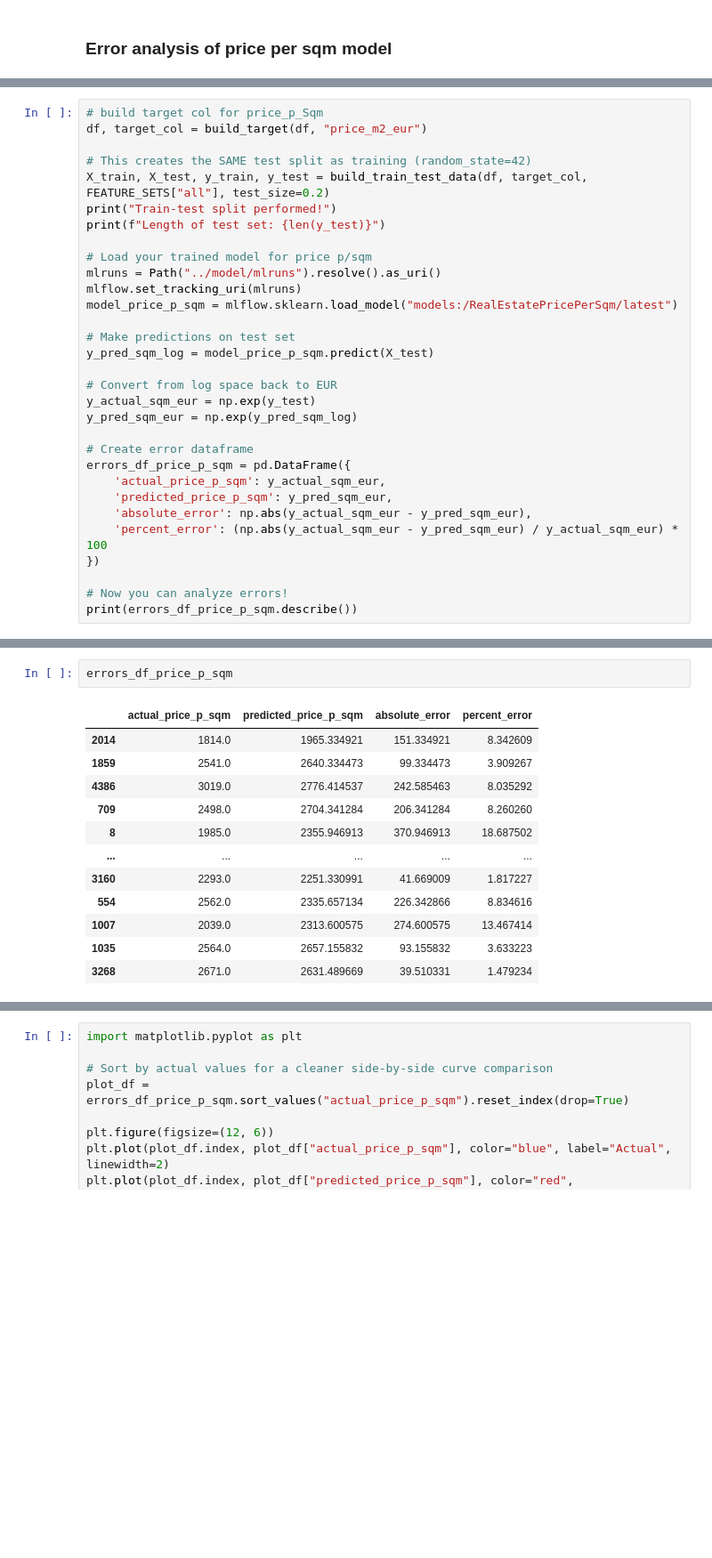
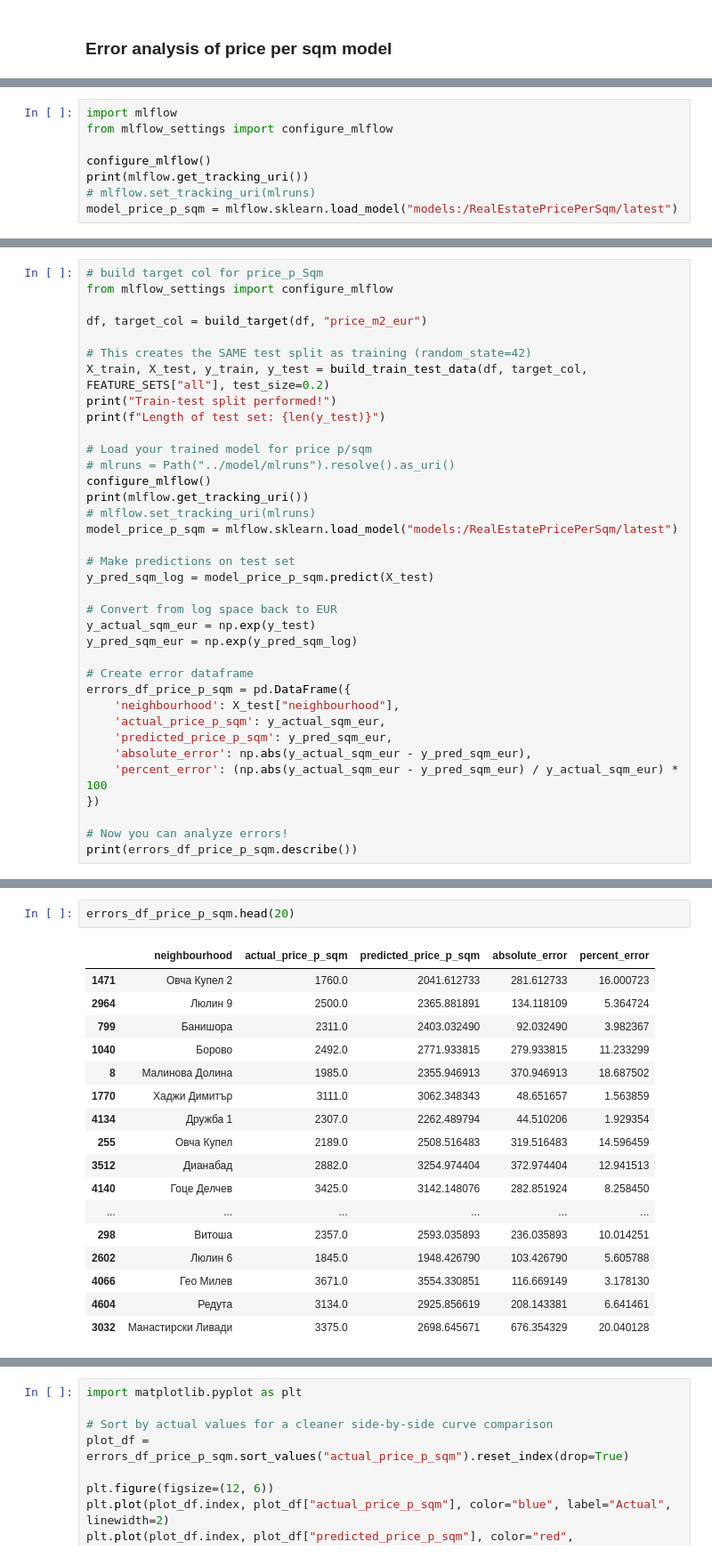
Before and after one commit to ssstoev/price-prediction-tool, a Jupyter notebook: backend/notebooks/04_errors_analysis.ipynb, the cells around one changed output, grey strips where cells are left out. Shown at 89% size. Drawn from its saved outputs; the diff is of its cells as text; blank space fills up the shorter version.

```diff
--- a/backend/notebooks/04_errors_analysis.ipynb
+++ b/backend/notebooks/04_errors_analysis.ipynb
@@ -21,0 +37,8 @@ df = load_data()
+# %%
+import mlflow
+from mlflow_settings import configure_mlflow
+
+configure_mlflow()
+print(mlflow.get_tracking_uri())
+# mlflow.set_tracking_uri(mlruns)
+model_price_p_sqm = mlflow.sklearn.load_model("models:/RealEstatePricePerSqm/latest")
@@ -22,5 +47,7 @@ df = load_data()
 # %%
 # build target col for price_p_Sqm
+from mlflow_settings import configure_mlflow
+
 df, target_col = build_target(df, "price_m2_eur")
 
 # This creates the SAME test split as training (random_state=42)
@@ -29,8 +56,10 @@ print("Train-test split performed!")
 print(f"Length of test set: {len(y_test)}")
 
 # Load your trained model for price p/sqm
-mlruns = Path("../model/mlruns").resolve().as_uri()
-mlflow.set_tracking_uri(mlruns)
+# mlruns = Path("../model/mlruns").resolve().as_uri()
+configure_mlflow()
+print(mlflow.get_tracking_uri())
+# mlflow.set_tracking_uri(mlruns)
 model_price_p_sqm = mlflow.sklearn.load_model("models:/RealEstatePricePerSqm/latest")
 
 # Make predictions on test set
@@ -42,6 +71,7 @@ y_pred_sqm_eur = np.exp(y_pred_sqm_log)
 
 # Create error dataframe
 errors_df_price_p_sqm = pd.DataFrame({
+    'neighbourhood': X_test["neighbourhood"],
     'actual_price_p_sqm': y_actual_sqm_eur,
     'predicted_price_p_sqm': y_pred_sqm_eur,
     'absolute_error': np.abs(y_actual_sqm_eur - y_pred_sqm_eur),
@@ -71,15 +106,20 @@ max      5907.375588
 # %%
-errors_df_price_p_sqm
+errors_df_price_p_sqm.head(20)
 # %% [output]
-|  | actual_price_p_sqm | predicted_price_p_sqm | absolute_error | percent_error |
-| 2014 | 1814.0 | 1965.334921 | 151.334921 | 8.342609 |
-| 1859 | 2541.0 | 2640.334473 | 99.334473 | 3.909267 |
-| 4386 | 3019.0 | 2776.414537 | 242.585463 | 8.035292 |
-| 709 | 2498.0 | 2704.341284 | 206.341284 | 8.260260 |
-| 8 | 1985.0 | 2355.946913 | 370.946913 | 18.687502 |
-| ... | ... | ... | ... | ... |
-| 3160 | 2293.0 | 2251.330991 | 41.669009 | 1.817227 |
-| 554 | 2562.0 | 2335.657134 | 226.342866 | 8.834616 |
-| 1007 | 2039.0 | 2313.600575 | 274.600575 | 13.467414 |
-| 1035 | 2564.0 | 2657.155832 | 93.155832 | 3.633223 |
-| 3268 | 2671.0 | 2631.489669 | 39.510331 | 1.479234 |
+|  | neighbourhood | actual_price_p_sqm | predicted_price_p_sqm | absolute_error | percent_error |
+| 1471 | Овча Купел 2 | 1760.0 | 2041.612733 | 281.612733 | 16.000723 |
+| 2964 | Люлин 9 | 2500.0 | 2365.881891 | 134.118109 | 5.364724 |
+| 799 | Банишора | 2311.0 | 2403.032490 | 92.032490 | 3.982367 |
+| 1040 | Борово | 2492.0 | 2771.933815 | 279.933815 | 11.233299 |
+| 8 | Малинова Долина | 1985.0 | 2355.946913 | 370.946913 | 18.687502 |
+| 1770 | Хаджи Димитър | 3111.0 | 3062.348343 | 48.651657 | 1.563859 |
+| 4134 | Дружба 1 | 2307.0 | 2262.489794 | 44.510206 | 1.929354 |
+| 255 | Овча Купел | 2189.0 | 2508.516483 | 319.516483 | 14.596459 |
+| 3512 | Дианабад | 2882.0 | 3254.974404 | 372.974404 | 12.941513 |
+| 4140 | Гоце Делчев | 3425.0 | 3142.148076 | 282.851924 | 8.258450 |
+| ... | ... | ... | ... | ... | ... |
+| 298 | Витоша | 2357.0 | 2593.035893 | 236.035893 | 10.014251 |
+| 2602 | Люлин 6 | 1845.0 | 1948.426790 | 103.426790 | 5.605788 |
+| 4066 | Гео Милев | 3671.0 | 3554.330851 | 116.669149 | 3.178130 |
+| 4604 | Редута | 3134.0 | 2925.856619 | 208.143381 | 6.641461 |
+| 3032 | Манастирски Ливади | 3375.0 | 2698.645671 | 676.354329 | 20.040128 |
```
Also changed, not shown: parts of 7 cells of this notebook, 3 other files.
